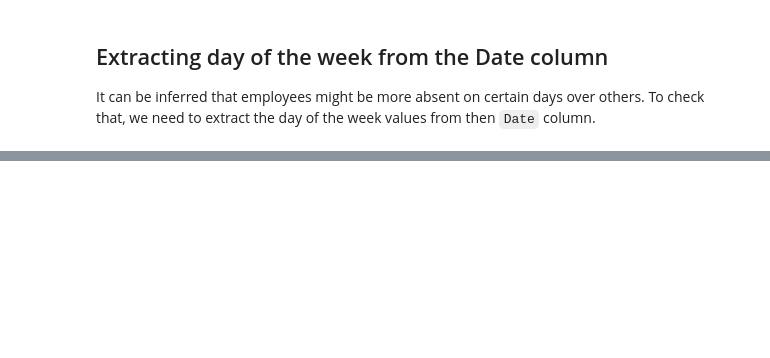
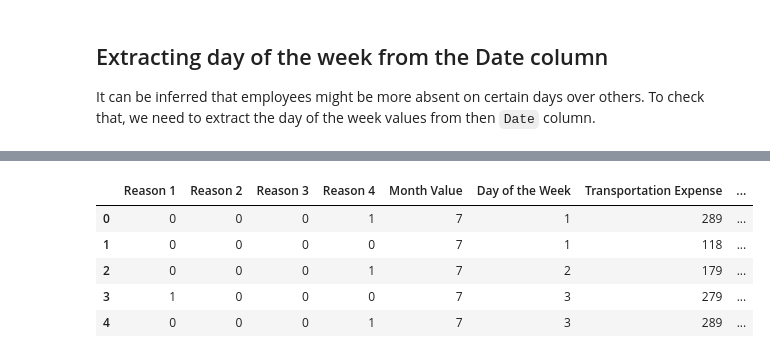
Before and after one commit to Rafsan7238/Data-Science_Udemy, a Jupyter notebook: Exercise/Final Project_Absenteeism/Data Preprocessing/preprocessing.ipynb, the cells around one changed output, grey strips where cells are left out. Drawn from its saved outputs; the diff is of its cells as text; code cells hidden in the pictures; blank space fills up the shorter version.

```diff
--- a/Exercise/Final Project_Absenteeism/Data Preprocessing/preprocessing.ipynb
+++ b/Exercise/Final Project_Absenteeism/Data Preprocessing/preprocessing.ipynb
@@ -470,0 +484,13 @@ df.head()
+# %%
+# reorder the columns
+column_names =  ['Reason 1','Reason 2','Reason 3','Reason 4','Month Value','Day of the Week','Transportation Expense','Distance to Work','Age','Daily Work Load Average','Body Mass Index','Education','Children','Pets', 'Absenteeism Time in Hours']
+
+df = df[column_names]
+df.head()
+# %% [output]
+|  | Reason 1 | Reason 2 | Reason 3 | Reason 4 | Month Value | Day of the Week | Transportation Expense | ... |
+| 0 | 0 | 0 | 0 | 1 | 7 | 1 | 289 | ... |
+| 1 | 0 | 0 | 0 | 0 | 7 | 1 | 118 | ... |
+| 2 | 0 | 0 | 0 | 1 | 7 | 2 | 179 | ... |
+| 3 | 1 | 0 | 0 | 0 | 7 | 3 | 279 | ... |
+| 4 | 0 | 0 | 0 | 1 | 7 | 3 | 289 | ... |
```
Also changed, not shown: parts of 2 cells of this notebook.
